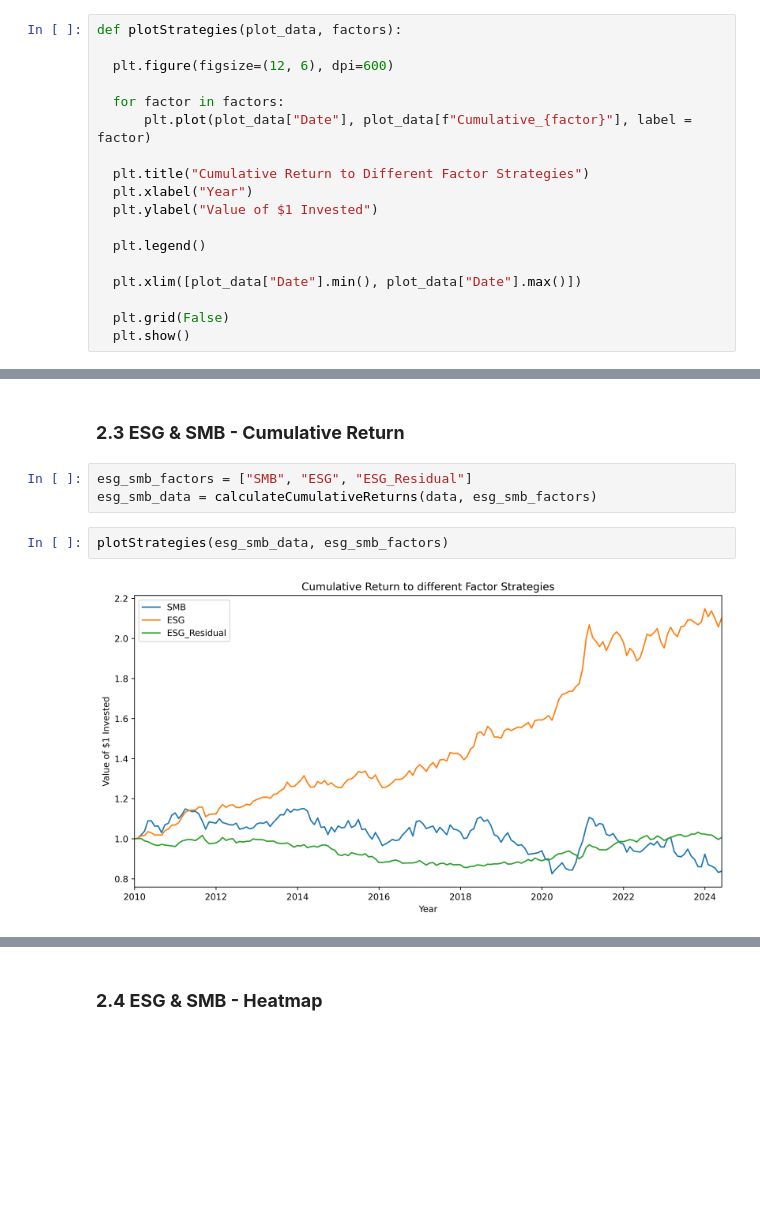
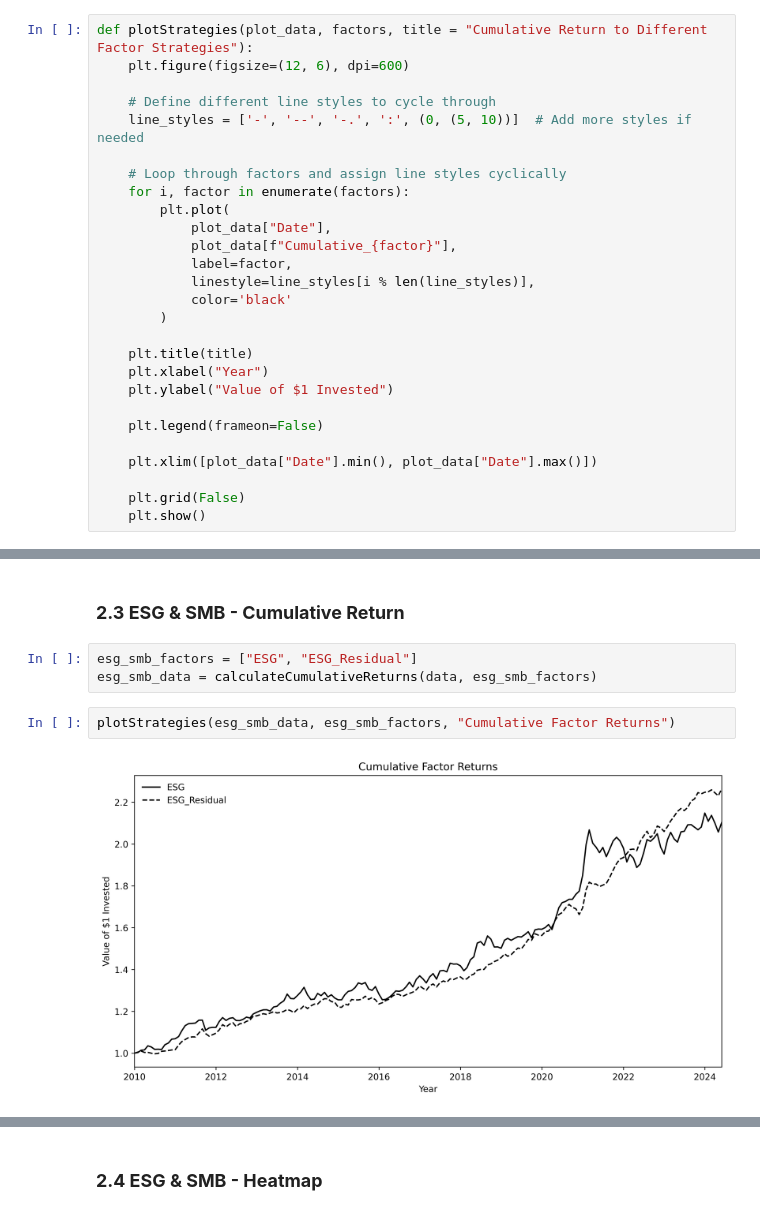
Before and after one commit to lkrsl/multi_factor_modelling_esg_factor_development, a Jupyter notebook: Part3_Further_Visuals_For_Paper.ipynb, the cells around one changed output, grey strips where cells are left out. Drawn from its saved outputs; the diff is of its cells as text; blank space fills up the shorter version.

```diff
--- a/Part3_Further_Visuals_For_Paper.ipynb
+++ b/Part3_Further_Visuals_For_Paper.ipynb
@@ -169,23 +206,32 @@ def plotXReturnsOverTime(data_list, column_names, labels, title, x_label, y_labe
   # Show plot
   plt.show()
 # %%
-def plotStrategies(plot_data, factors):
+def plotStrategies(plot_data, factors, title = "Cumulative Return to Different Factor Strategies"):
+    plt.figure(figsize=(12, 6), dpi=600)
 
-  plt.figure(figsize=(12, 6), dpi=600)
+    # Define different line styles to cycle through
+    line_styles = ['-', '--', '-.', ':', (0, (5, 10))]  # Add more styles if needed
 
-  for factor in factors:
-      plt.plot(plot_data["Date"], plot_data[f"Cumulative_{factor}"], label = factor)
+    # Loop through factors and assign line styles cyclically
+    for i, factor in enumerate(factors):
+        plt.plot(
+            plot_data["Date"],
+            plot_data[f"Cumulative_{factor}"],
+            label=factor,
+            linestyle=line_styles[i % len(line_styles)],
+            color='black'
+        )
 
-  plt.title("Cumulative Return to Different Factor Strategies")
-  plt.xlabel("Year")
-  plt.ylabel("Value of $1 Invested")
+    plt.title(title)
+    plt.xlabel("Year")
+    plt.ylabel("Value of $1 Invested")
 
-  plt.legend()
+    plt.legend(frameon=False)
 
-  plt.xlim([plot_data["Date"].min(), plot_data["Date"].max()])
+    plt.xlim([plot_data["Date"].min(), plot_data["Date"].max()])
 
-  plt.grid(False)
-  plt.show()
+    plt.grid(False)
+    plt.show()
 # %%
 def calculateCumulativeReturns(original_data, used_factors):
 
@@ -247,9 +302,9 @@ plotStrategies(ff_5_data, ff_5_mom_factors)
 # %% [markdown]
 ### **2.3 ESG & SMB - Cumulative Return**
 # %%
-esg_smb_factors = ["SMB", "ESG", "ESG_Residual"]
+esg_smb_factors = ["ESG", "ESG_Residual"]
 esg_smb_data = calculateCumulativeReturns(data, esg_smb_factors)
 # %%
-plotStrategies(esg_smb_data, esg_smb_factors)
+plotStrategies(esg_smb_data, esg_smb_factors, "Cumulative Factor Returns")
 # %% [output]
-[figure, old version]
+[figure, new version]
```
Also changed, not shown: parts of 13 cells of this notebook, 2 other files.
